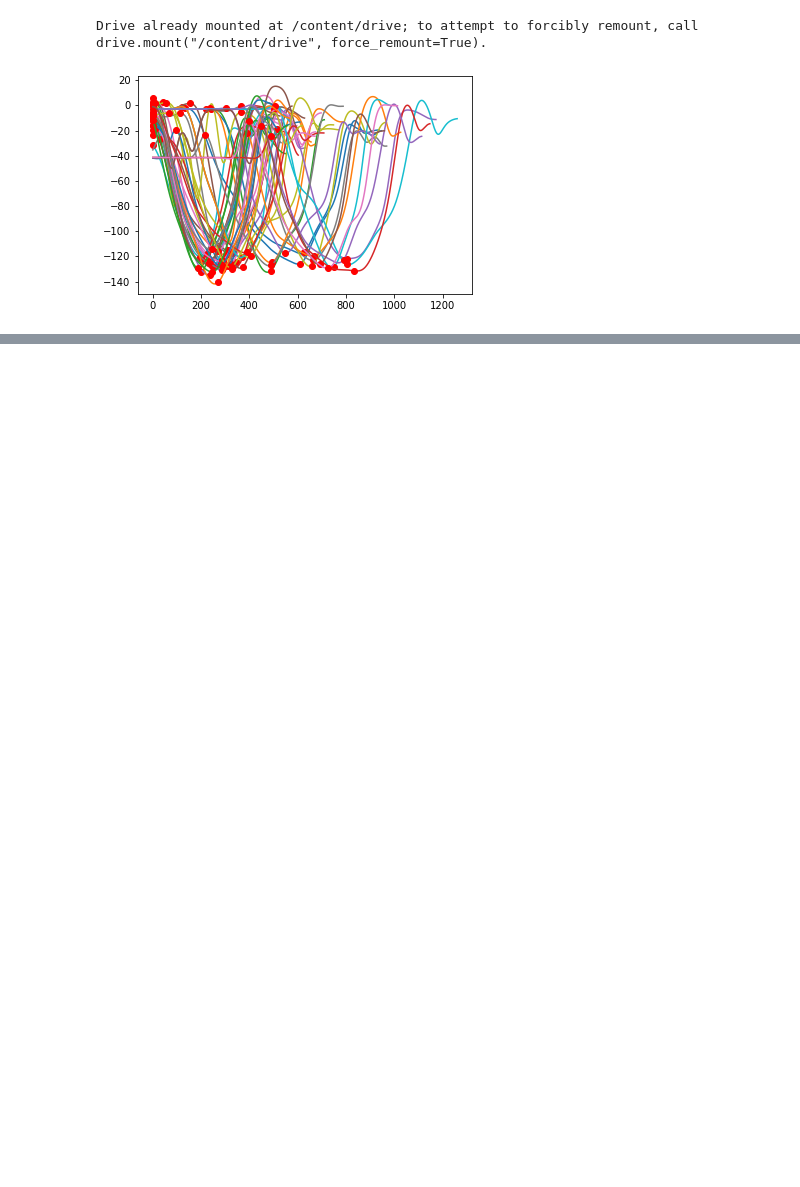
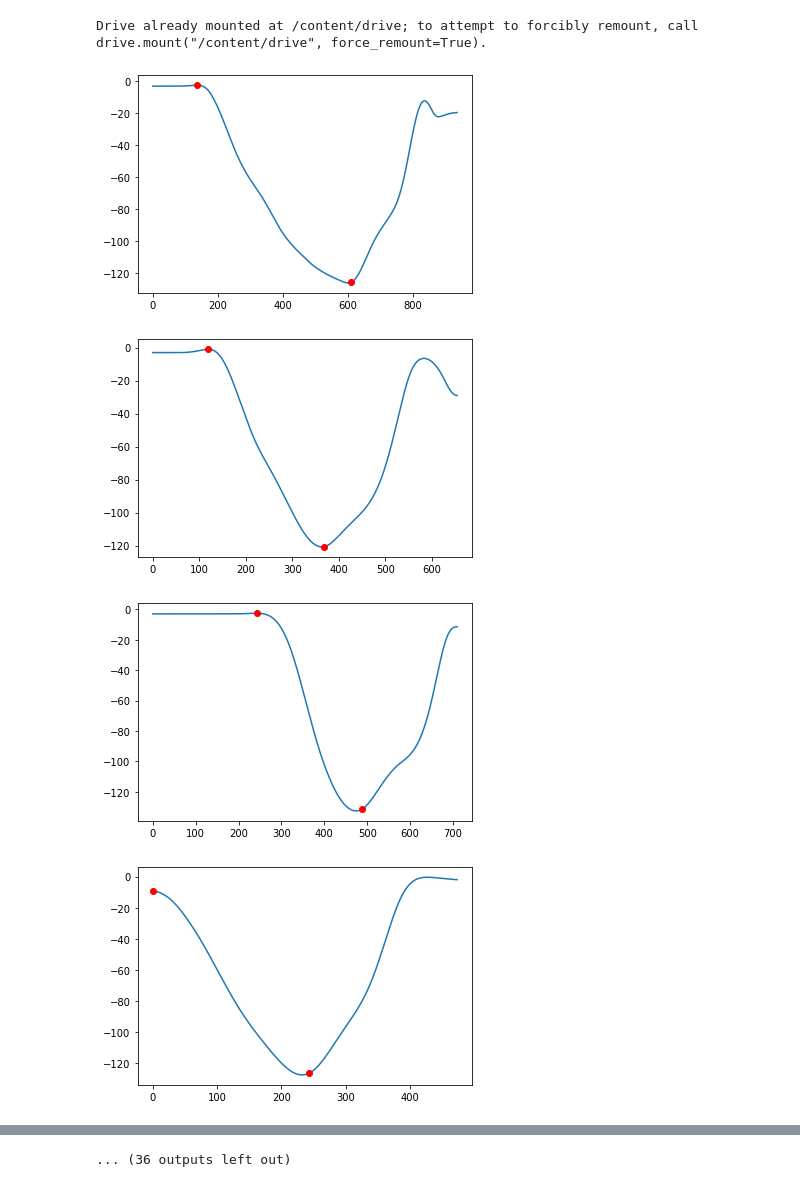
Before and after one commit to braunito/my_notebooks, a Jupyter notebook: 2021-11_KniebeugenAuswertung.ipynb, the cells around one changed output, grey strips where cells are left out. Drawn from its saved outputs; the diff is of its cells as text; code cells hidden in the pictures; blank space fills up the shorter version.

```diff
--- a/2021-11_KniebeugenAuswertung.ipynb
+++ b/2021-11_KniebeugenAuswertung.ipynb
@@ -68,33 +68,36 @@ for i in range(0,len(file_frames)):
 
     t1= zz.idxmin()
 
     zz_f_d_f=np.flip(zz_filt_dif[0:t1-20])
     res = next((x for x, val in enumerate(zz_f_d_f) if val > 0),0)
 
     if res==0:
       t0=0
     else:
       t0=t1-res-20
-
+    plt.figure()
     plt.plot(zz_filt)
     plt.plot(t0,zz_filt[t0],'-ro')
     plt.plot(t1,zz_filt[t1],'-ro')
 
     b, a = signal.butter(2, 5/50,'low')
     ankle=signal.filtfilt(b,a,data['Ankle, left Dorsal-/Plantar-Flexion'])
     knee=signal.filtfilt(b,a,data['Knee, left Flexion/Extension'])
     hip=signal.filtfilt(b,a,data['Hip, left Flexion/Extension'])
 
     AAX = resample_by_interpolation(ankle[t0:t1], len(ankle[t0:t1]),101)
     KAX = resample_by_interpolation(knee[t0:t1], len(knee[t0:t1]),101)*(-1)
     HAX = resample_by_interpolation(hip[t0:t1], len(hip[t0:t1]),101)
 
 
     df_ex=pd.DataFrame(columns=['AAX','KAX','HAX'])
     df_ex['AAX']=AAX
     df_ex['KAX']=KAX
     df_ex['HAX']=HAX
 
-    df_ex.to_csv(path+'/export/mod_'+file_list[i]+'.csv',decimal='.',sep=';')
+    #df_ex.to_csv(path+'/export/mod_'+file_list[i]+'.csv',decimal='.',sep=';')
 # %% [output]
-[figure, old version]
+[figure, new version]
+[figure, added]
+[figure, added]
+[figure, added]
@@ -100,0 +112 @@ for i in range(0,len(file_frames)):
+... (36 outputs left out)
```
Also changed, not shown: parts of 1 cell of this notebook.
